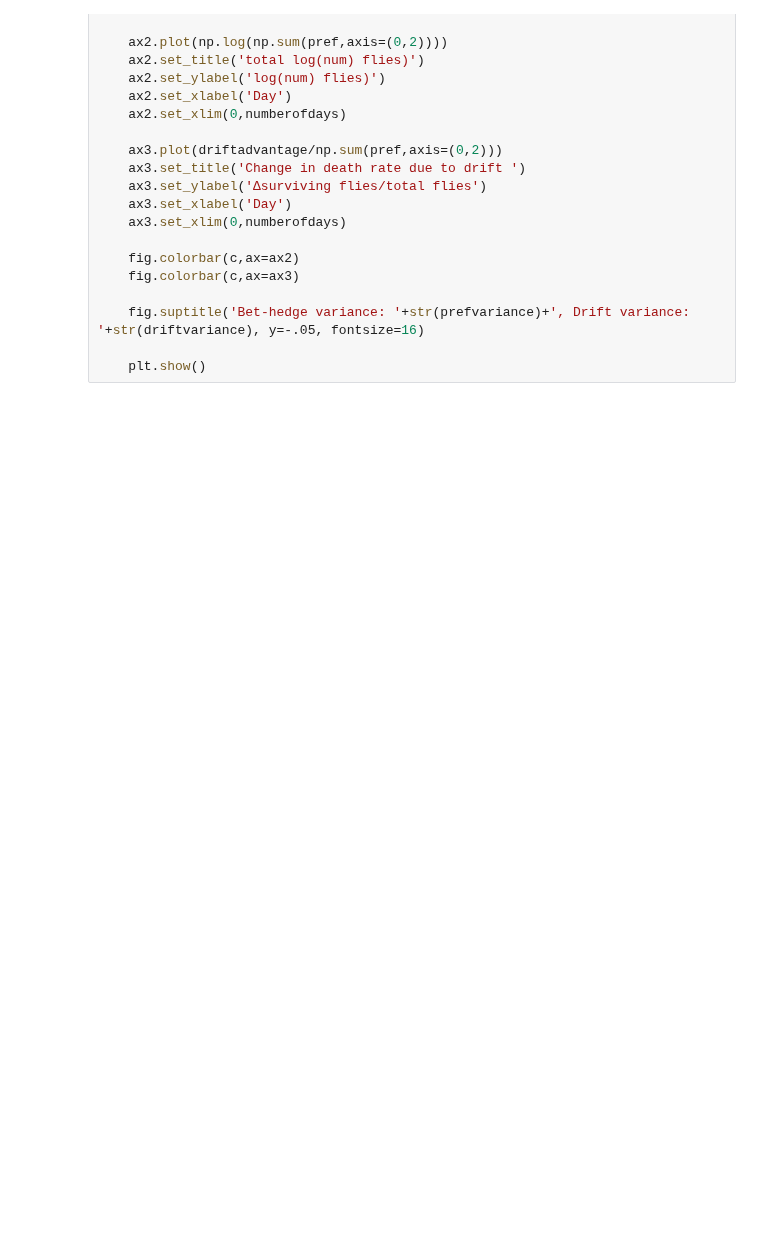
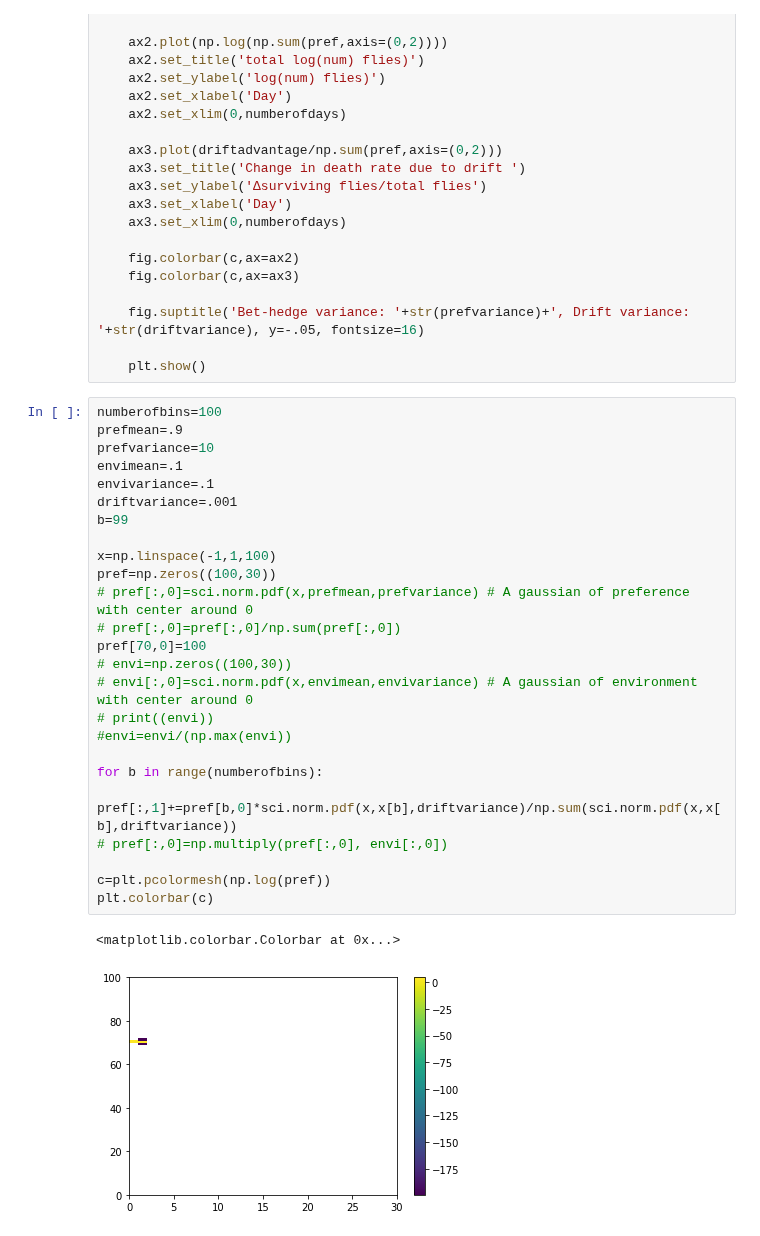
Before and after one commit to ryantmaloney/Simplified-Drift-Modeling, a Jupyter notebook: debug.ipynb, the cells around one changed output. Drawn from its saved outputs; the diff is of its cells as text; blank space fills up the shorter version.

```diff
--- a/debug.ipynb
+++ b/debug.ipynb
@@ -80,6 +80,34 @@ def driftmodeling(flynum, numberofbins, numberofdays, prefmean, prefvariance, en
     fig.suptitle('Bet-hedge variance: '+str(prefvariance)+', Drift variance: '+str(driftvariance), y=-.05, fontsize=16)
 
     plt.show()
+# %%
+numberofbins=100
+prefmean=.9
+prefvariance=10
+envimean=.1
+envivariance=.1
+driftvariance=.001
+b=99
+
+x=np.linspace(-1,1,100)
+pref=np.zeros((100,30))
+# pref[:,0]=sci.norm.pdf(x,prefmean,prefvariance) # A gaussian of preference with center around 0
+# pref[:,0]=pref[:,0]/np.sum(pref[:,0])
+pref[70,0]=100
+# envi=np.zeros((100,30))
+# envi[:,0]=sci.norm.pdf(x,envimean,envivariance) # A gaussian of environment with center around 0
+# print((envi))
+#envi=envi/(np.max(envi))
+
+for b in range(numberofbins):
+    pref[:,1]+=pref[b,0]*sci.norm.pdf(x,x[b],driftvariance)/np.sum(sci.norm.pdf(x,x[b],driftvariance))
+# pref[:,0]=np.multiply(pref[:,0], envi[:,0])
+
+c=plt.pcolormesh(np.log(pref))
+plt.colorbar(c)
+# %% [output]
+<matplotlib.colorbar.Colorbar at 0x...>
+[figure, added]
 # %%
 #driftmodeling(flynum, numberofbins, numberofdays, prefmean, prefvariance, envimean, envivariance, driftvariance, gain, per)
 flynum=1000
```
Also changed, not shown: parts of 1 cell of this notebook, 1 other file.
